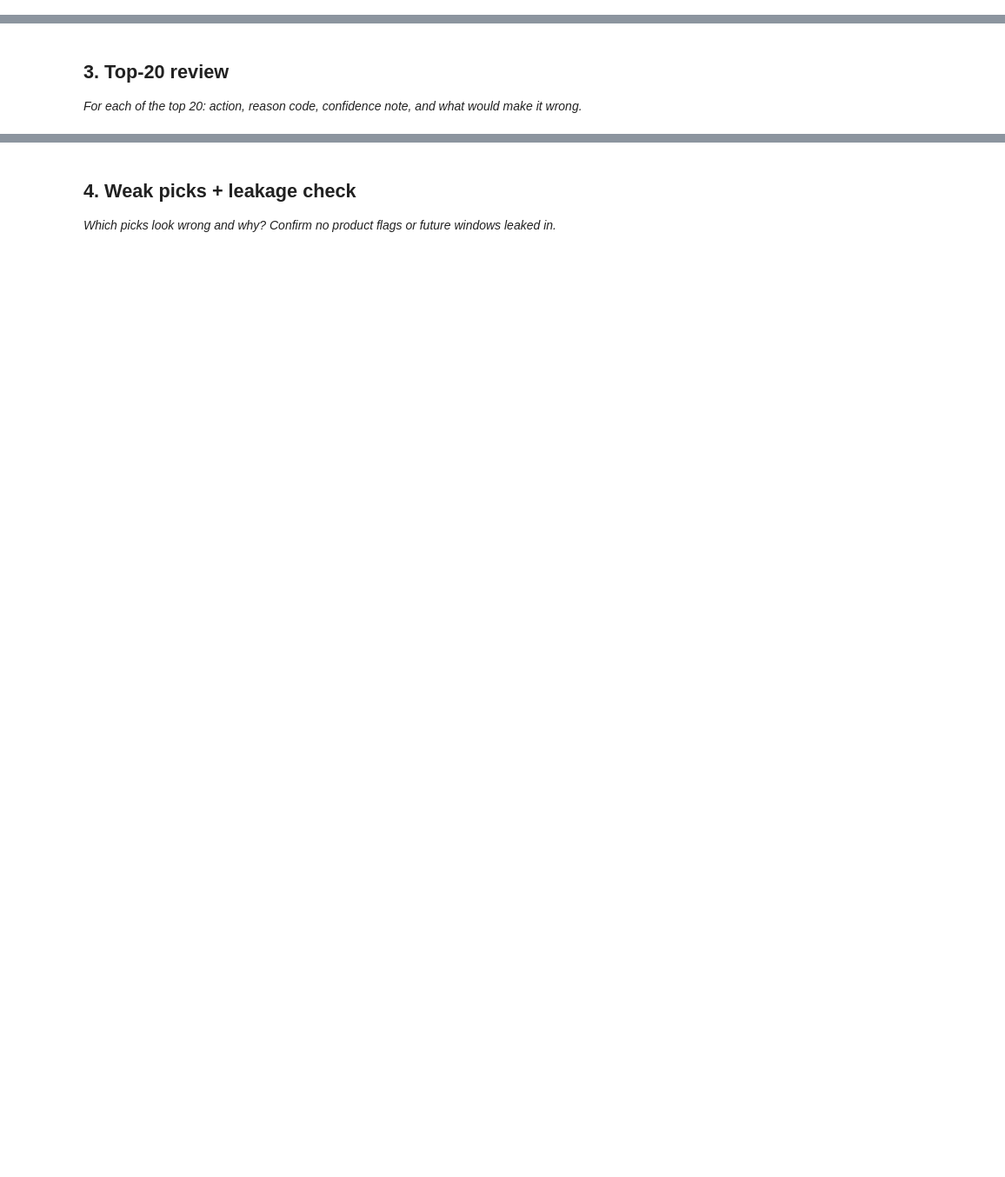
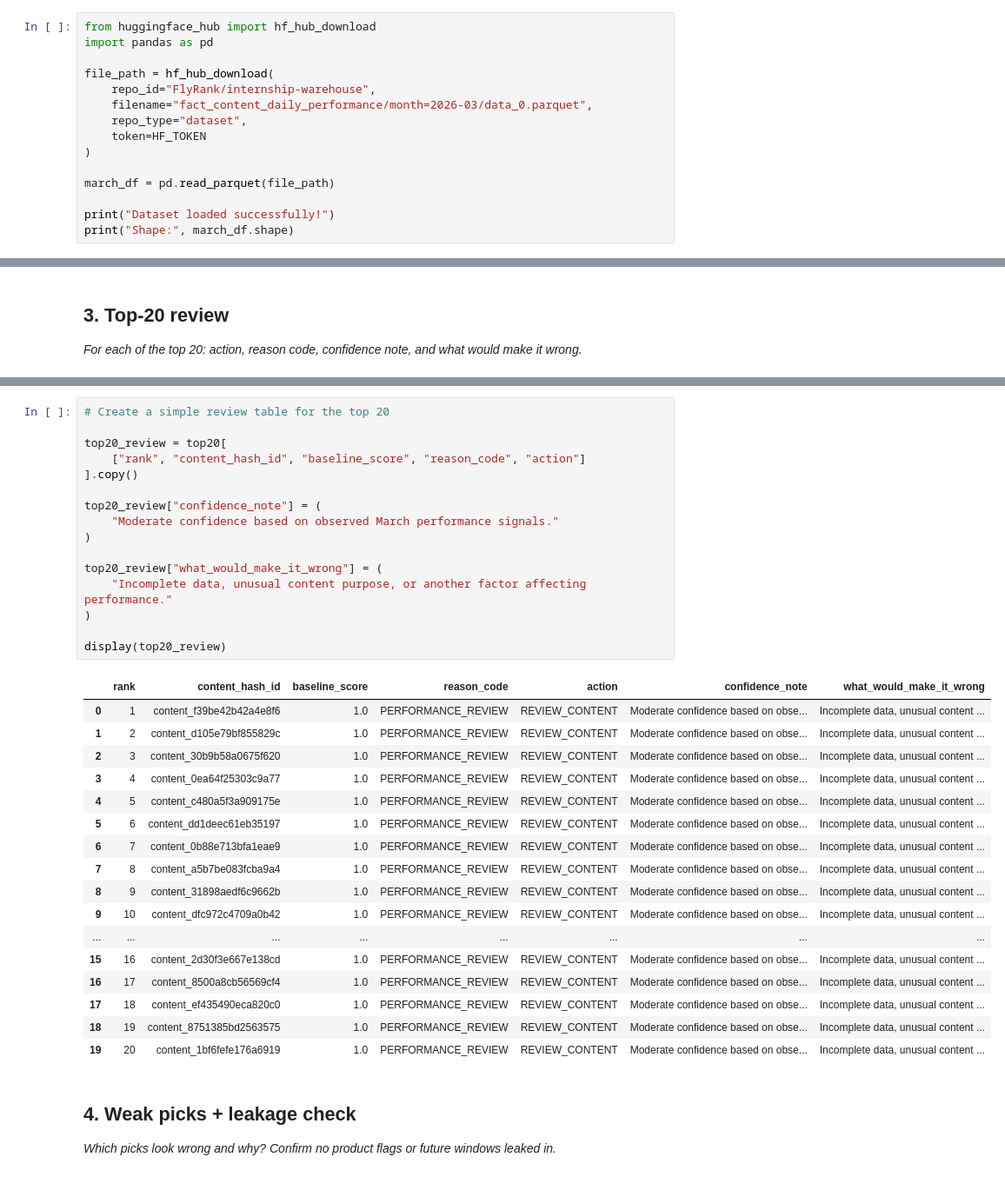
Before and after one commit to faisal-0065/flyrank-ml-internship, a Jupyter notebook: work/notebooks/w04_baseline_score.ipynb, the cells around one changed output, grey strips where cells are left out. Shown at 87% size. Saved outputs shown, nothing was run; the diff lists cells and outputs as text; blank space fills up the shorter version.

```diff
--- a/work/notebooks/w04_baseline_score.ipynb
+++ b/work/notebooks/w04_baseline_score.ipynb
@@ -15,0 +34,15 @@ This skeleton is yours to fill. Work the sections **in order** — each one has
+# %%
+from huggingface_hub import hf_hub_download
+import pandas as pd
+
+file_path = hf_hub_download(
+    repo_id="FlyRank/internship-warehouse",
+    filename="fact_content_daily_performance/month=2026-03/data_0.parquet",
+    repo_type="dataset",
+    token=HF_TOKEN
+)
+
+march_df = pd.read_parquet(file_path)
+
+print("Dataset loaded successfully!")
+print("Shape:", march_df.shape)
@@ -30,3 +242,37 @@ This skeleton is yours to fill. Work the sections **in order** — each one has
+# %%
+# Create a simple review table for the top 20
+
+top20_review = top20[
+    ["rank", "content_hash_id", "baseline_score", "reason_code", "action"]
+].copy()
+
+top20_review["confidence_note"] = (
+    "Moderate confidence based on observed March performance signals."
+)
+
+top20_review["what_would_make_it_wrong"] = (
+    "Incomplete data, unusual content purpose, or another factor affecting performance."
+)
+
+display(top20_review)
+# %% [output]
+|  | rank | content_hash_id | baseline_score | reason_code | action | confidence_note | what_would_make_it_wrong |
+| 0 | 1 | content_f39be42b42a4e8f6 | 1.0 | PERFORMANCE_REVIEW | REVIEW_CONTENT | Moderate confidence based on obse... | Incomplete data, unusual content ... |
+| 1 | 2 | content_d105e79bf855829c | 1.0 | PERFORMANCE_REVIEW | REVIEW_CONTENT | Moderate confidence based on obse... | Incomplete data, unusual content ... |
+| 2 | 3 | content_30b9b58a0675f620 | 1.0 | PERFORMANCE_REVIEW | REVIEW_CONTENT | Moderate confidence based on obse... | Incomplete data, unusual content ... |
+| 3 | 4 | content_0ea64f25303c9a77 | 1.0 | PERFORMANCE_REVIEW | REVIEW_CONTENT | Moderate confidence based on obse... | Incomplete data, unusual content ... |
+| 4 | 5 | content_c480a5f3a909175e | 1.0 | PERFORMANCE_REVIEW | REVIEW_CONTENT | Moderate confidence based on obse... | Incomplete data, unusual content ... |
+| 5 | 6 | content_dd1deec61eb35197 | 1.0 | PERFORMANCE_REVIEW | REVIEW_CONTENT | Moderate confidence based on obse... | Incomplete data, unusual content ... |
+| 6 | 7 | content_0b88e713bfa1eae9 | 1.0 | PERFORMANCE_REVIEW | REVIEW_CONTENT | Moderate confidence based on obse... | Incomplete data, unusual content ... |
+| 7 | 8 | content_a5b7be083fcba9a4 | 1.0 | PERFORMANCE_REVIEW | REVIEW_CONTENT | Moderate confidence based on obse... | Incomplete data, unusual content ... |
+| 8 | 9 | content_31898aedf6c9662b | 1.0 | PERFORMANCE_REVIEW | REVIEW_CONTENT | Moderate confidence based on obse... | Incomplete data, unusual content ... |
+| 9 | 10 | content_dfc972c4709a0b42 | 1.0 | PERFORMANCE_REVIEW | REVIEW_CONTENT | Moderate confidence based on obse... | Incomplete data, unusual content ... |
+| ... | ... | ... | ... | ... | ... | ... | ... |
+| 15 | 16 | content_2d30f3e667e138cd | 1.0 | PERFORMANCE_REVIEW | REVIEW_CONTENT | Moderate confidence based on obse... | Incomplete data, unusual content ... |
+| 16 | 17 | content_8500a8cb56569cf4 | 1.0 | PERFORMANCE_REVIEW | REVIEW_CONTENT | Moderate confidence based on obse... | Incomplete data, unusual content ... |
+| 17 | 18 | content_ef435490eca820c0 | 1.0 | PERFORMANCE_REVIEW | REVIEW_CONTENT | Moderate confidence based on obse... | Incomplete data, unusual content ... |
+| 18 | 19 | content_8751385bd2563575 | 1.0 | PERFORMANCE_REVIEW | REVIEW_CONTENT | Moderate confidence based on obse... | Incomplete data, unusual content ... |
+| 19 | 20 | content_1bf6fefe176a6919 | 1.0 | PERFORMANCE_REVIEW | REVIEW_CONTENT | Moderate confidence based on obse... | Incomplete data, unusual content ... |
 # %% [markdown]
 ## 4. Weak picks + leakage check
 
```
Also changed, not shown: parts of 17 cells of this notebook.
